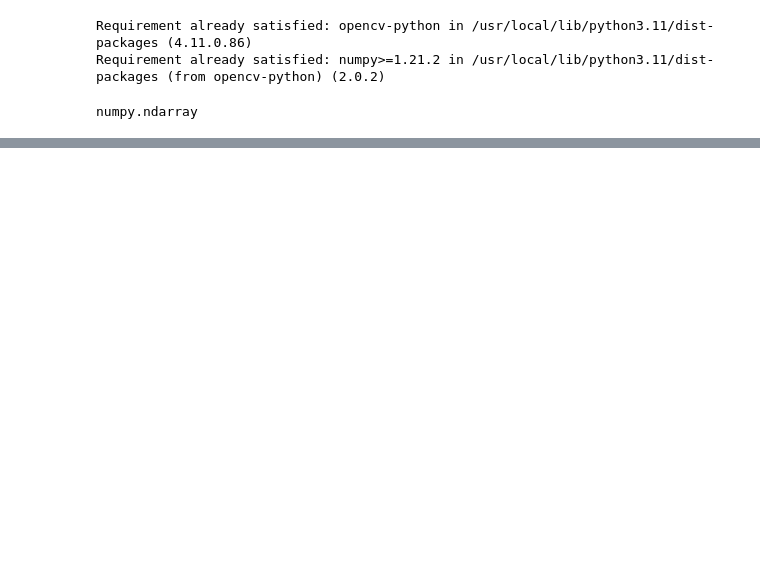
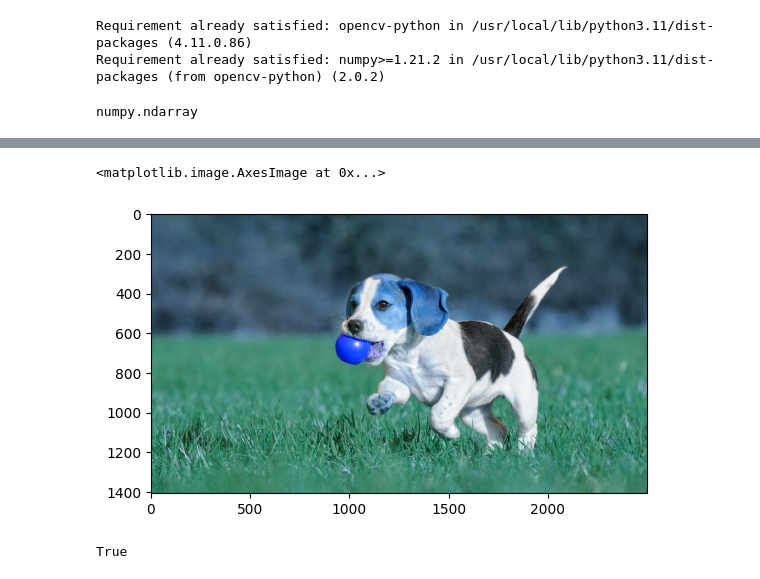
Before and after one commit to Aksharawalia1111/Ps_Project, a Jupyter notebook: Ps_Project.ipynb, the cells around one changed output, grey strips where cells are left out. Saved outputs shown, nothing was run; the diff lists cells and outputs as text; code cells hidden in the pictures; blank space fills up the shorter version.

```diff
--- a/Ps_Project.ipynb
+++ b/Ps_Project.ipynb
@@ -68,0 +139,9 @@ plt.imshow(rotate_90)
+# %%
+plt.imshow(img)
+# %% [output]
+<matplotlib.image.AxesImage at 0x...>
+[figure, added]
+# %%
+cv2.imwrite("./img.jpg",img)
+# %% [output]
+True
```
Also changed, not shown: parts of 20 cells of this notebook.
